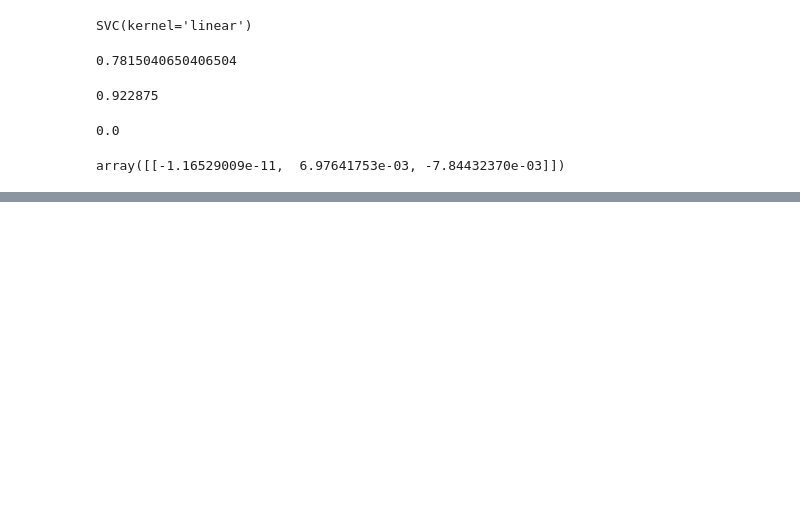
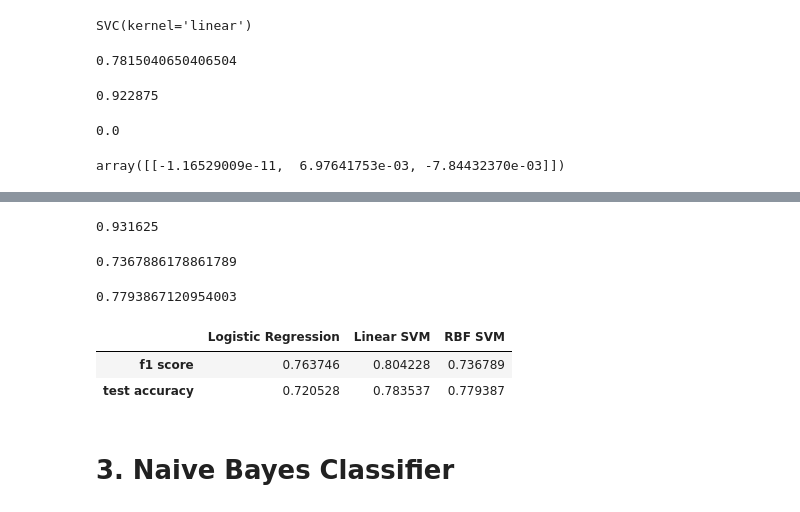
Before and after one commit to melihkacaman/Characterizing-Profile-on-Twitter-Data, a Jupyter notebook: 04 Train Politics Classifier .ipynb, the cells around one changed output, grey strips where cells are left out. Saved outputs shown, nothing was run; the diff lists cells and outputs as text; code cells hidden in the pictures; blank space fills up the shorter version.

```diff
--- a/04 Train Politics Classifier .ipynb
+++ b/04 Train Politics Classifier .ipynb
@@ -386,0 +421,37 @@ pd.DataFrame(result)
+# %%
+grid_svm_rbf.best_score_
+# %% [output]
+0.931625
+# %%
+grid_svm_rbf.best_estimator_.score(X_test, test_y.ravel())
+# %% [output]
+0.7367886178861789
+# %%
+f1_score(grid_svm_rbf.best_estimator_.predict(X_test), test_y.ravel())
+# %% [output]
+0.7793867120954003
+# %%
+result = {
+    'Logistic Regression': {
+        'f1 score' : 0.7637457044673539,
+        'test accuracy' : 0.7205284552845529
+    },
+
+    'Linear SVM': {
+        'f1 score': 0.8042279411764707,
+        'test accuracy': 0.7835365853658537
+    },
+
+    'RBF SVM' : {
+        'f1 score': 0.7367886178861789,
+        'test accuracy': 0.7793867120954003
+    }
+}
+
+pd.DataFrame(result)
+# %% [output]
+|  | Logistic Regression | Linear SVM | RBF SVM |
+| f1 score | 0.763746 | 0.804228 | 0.736789 |
+| test accuracy | 0.720528 | 0.783537 | 0.779387 |
+# %% [markdown]
+# 3. Naive Bayes Classifier
```
Also changed, not shown: parts of 34 cells of this notebook.
